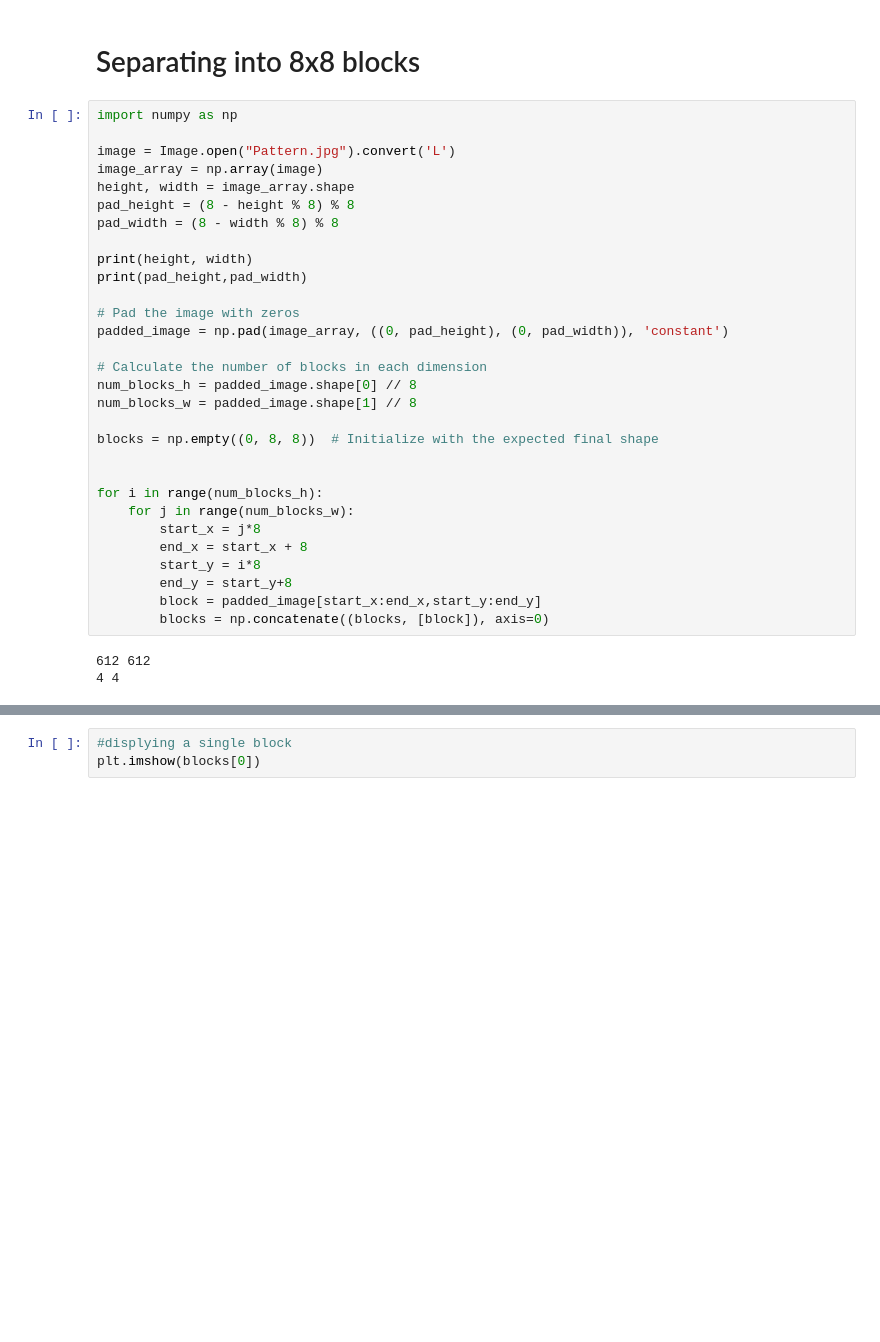
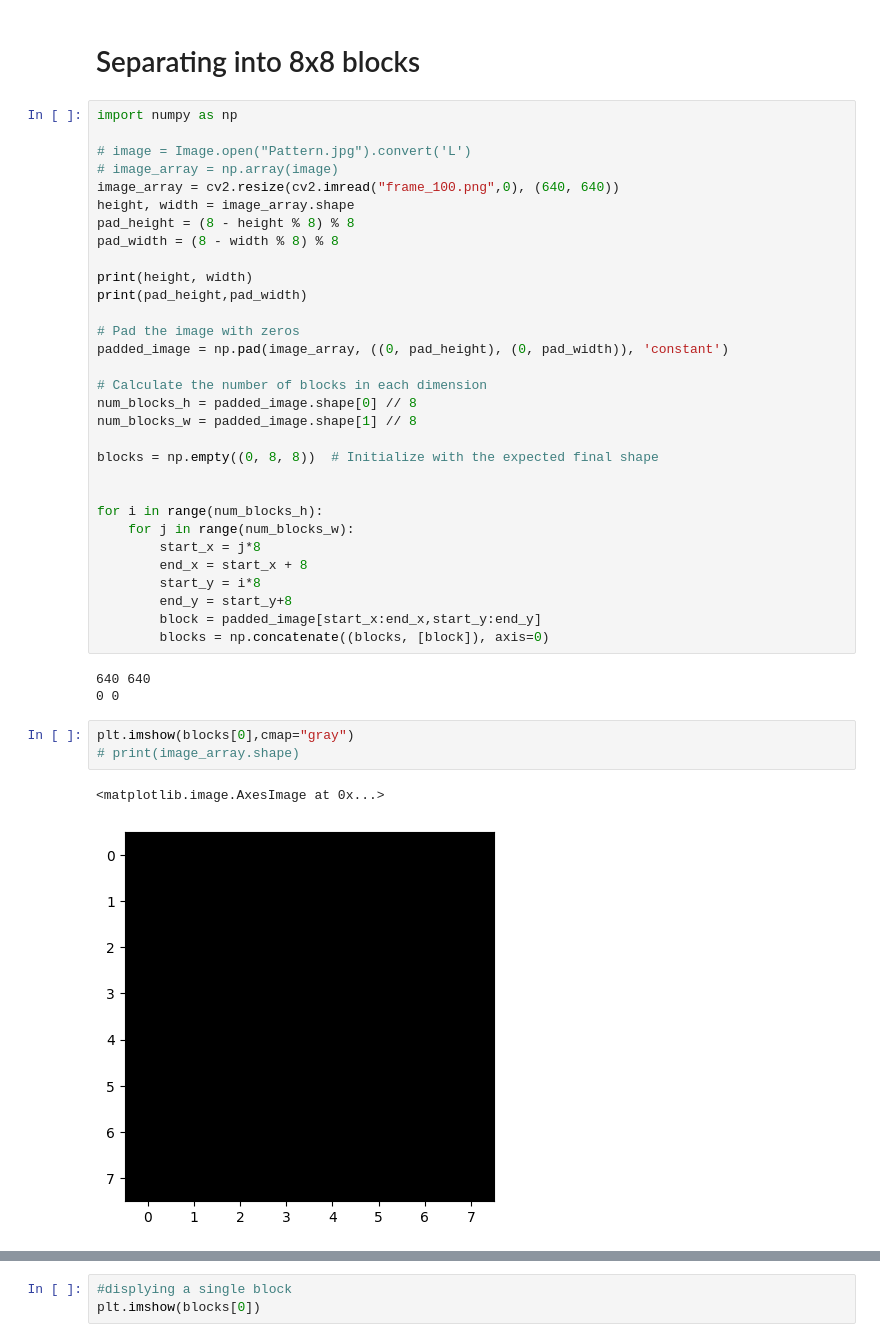
Before and after one commit to MilanBandara/video-codec, a Jupyter notebook: image_compression.ipynb, the cells around one changed output, grey strips where cells are left out. Saved outputs shown, nothing was run; the diff lists cells and outputs as text; blank space fills up the shorter version.

```diff
--- a/image_compression.ipynb
+++ b/image_compression.ipynb
@@ -8,8 +9,9 @@ from PIL import Image
 # %%
 import numpy as np
 
-image = Image.open("Pattern.jpg").convert('L')
-image_array = np.array(image)
+# image = Image.open("Pattern.jpg").convert('L')
+# image_array = np.array(image)
+image_array = cv2.resize(cv2.imread("frame_100.png",0), (640, 640))
 height, width = image_array.shape
 pad_height = (8 - height % 8) % 8
 pad_width = (8 - width % 8) % 8
@@ -36,5 +38,11 @@ for i in range(num_blocks_h):
         block = padded_image[start_x:end_x,start_y:end_y]
         blocks = np.concatenate((blocks, [block]), axis=0)
 # %% [output]
-612 612
-4 4
+640 640
+0 0
+# %%
+plt.imshow(blocks[0],cmap="gray")
+# print(image_array.shape)
+# %% [output]
+<matplotlib.image.AxesImage at 0x...>
+[figure, added]
```
Also changed, not shown: parts of 3 cells of this notebook, 2 other files.
